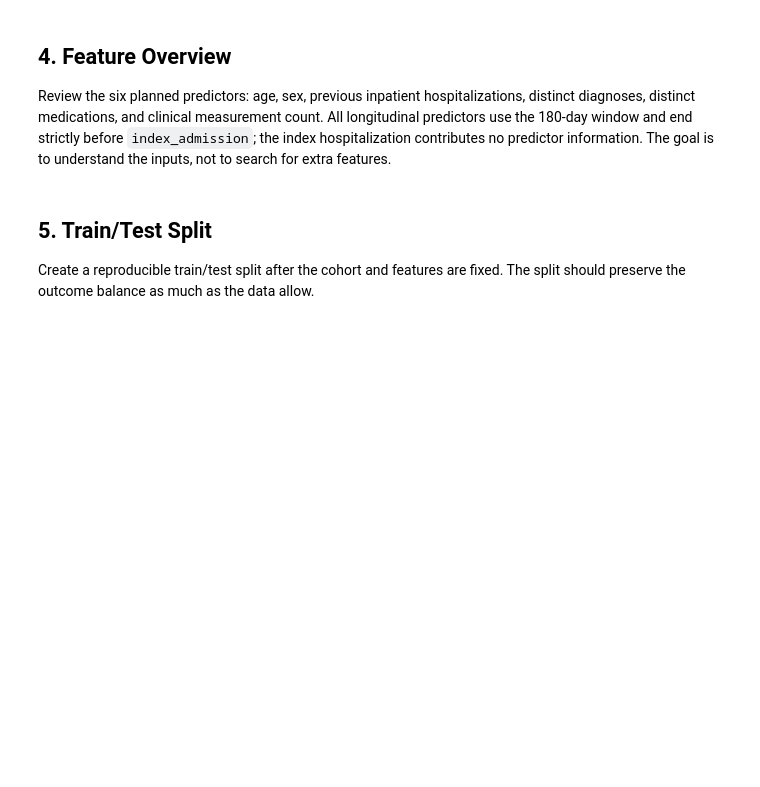
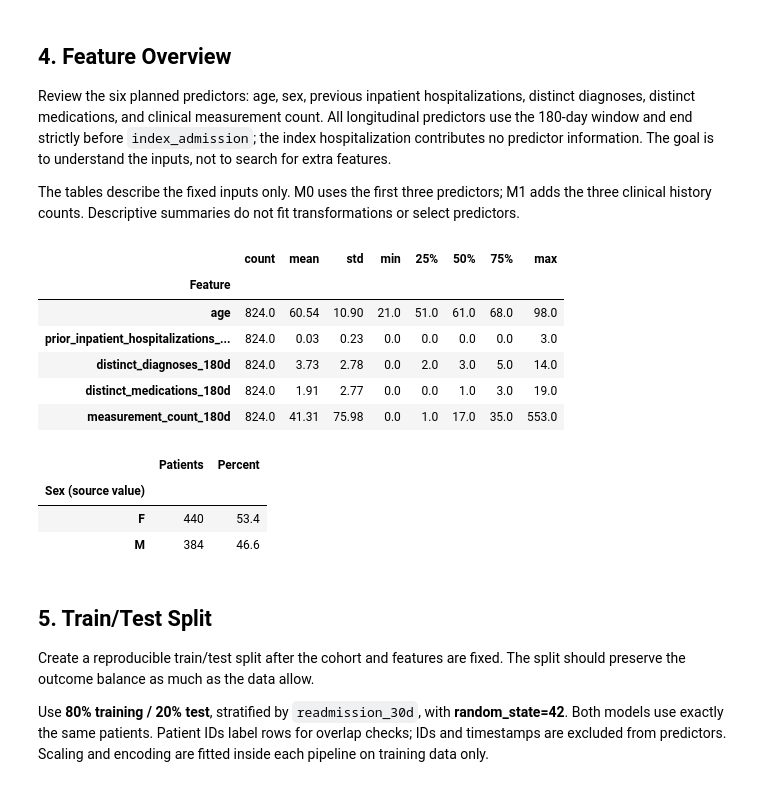
Before and after one commit to luisebh1919/healthcare_data_science_ai_portfolio, a Jupyter notebook: final_project/notebooks/02_readmission_modeling.ipynb, the cells around one changed output. Saved outputs shown, nothing was run; the diff lists cells and outputs as text; code cells hidden in the pictures; blank space fills up the shorter version.

Commit message:
feat(final-project): implement M0 and M1 modeling notebook

```diff
--- a/final_project/notebooks/02_readmission_modeling.ipynb
+++ b/final_project/notebooks/02_readmission_modeling.ipynb
@@ -8,0 +13,22 @@ Load the small set of packages and project paths needed for the analysis. Keep e
+# %%
+from importlib.metadata import version
+from pathlib import Path
+import sys
+
+import duckdb
+import numpy as np
+import pandas as pd
+from IPython.display import display
+from sklearn.compose import ColumnTransformer
+from sklearn.linear_model import LogisticRegression
+from sklearn.metrics import (
+    average_precision_score,
+    brier_score_loss,
+    roc_auc_score,
+)
+from sklearn.model_selection import train_test_split
+from sklearn.pipeline import Pipeline
+from sklearn.preprocessing import OneHotEncoder, StandardScaler
+
+pd.set_option("display.max_columns", 12)
+pd.set_option("display.precision", 4)
@@ -12,0 +86,8 @@ Load the one-row-per-patient analytical dataset after feature and outcome constr
+# %%
+with duckdb.connect(str(DB_PATH), read_only=True) as connection:
+    analytic_df = connection.execute(
+        "SELECT * FROM results.analytic_dataset ORDER BY person_id"
+    ).fetchdf()
+
+print(f"Loaded {len(analytic_df):,} rows and {analytic_df.shape[1]} columns.")
+display(analytic_df.head(3).T.rename_axis("Column"))
@@ -18,7 +165,34 @@ Check the basics before modeling: one row per patient, outcome frequency, requir
 ## 4. Feature Overview
 
 Review the six planned predictors: age, sex, previous inpatient hospitalizations, distinct diagnoses, distinct medications, and clinical measurement count. All longitudinal predictors use the 180-day window and end strictly before `index_admission`; the index hospitalization contributes no predictor information. The goal is to understand the inputs, not to search for extra features.
+
+The tables describe the fixed inputs only. M0 uses the first three predictors; M1 adds the three clinical history counts. Descriptive summaries do not fit transformations or select predictors.
+# %%
+numeric_summary = analytic_df[NUMERIC_FEATURES].describe().T
+numeric_summary.index.name = "Feature"
+display(numeric_summary.round(2))
+
+sex_summary = (
+    analytic_df["sex"].value_counts().sort_index().rename("Patients").to_frame()
+)
+sex_summary["Percent"] = 100 * sex_summary["Patients"] / len(analytic_df)
+sex_summary.index.name = "Sex (source value)"
+display(sex_summary.round(2))
+# %% [output]
+|  | count | mean | std | min | 25% | 50% | 75% | max |
+| Feature |  |  |  |  |  |  |  |  |
+| age | 824.0 | 60.54 | 10.90 | 21.0 | 51.0 | 61.0 | 68.0 | 98.0 |
+| prior_inpatient_hospitalizations_... | 824.0 | 0.03 | 0.23 | 0.0 | 0.0 | 0.0 | 0.0 | 3.0 |
+| distinct_diagnoses_180d | 824.0 | 3.73 | 2.78 | 0.0 | 2.0 | 3.0 | 5.0 | 14.0 |
+| distinct_medications_180d | 824.0 | 1.91 | 2.77 | 0.0 | 0.0 | 1.0 | 3.0 | 19.0 |
+| measurement_count_180d | 824.0 | 41.31 | 75.98 | 0.0 | 1.0 | 17.0 | 35.0 | 553.0 |
+|  | Patients | Percent |
+| Sex (source value) |  |  |
+| F | 440 | 53.4 |
+| M | 384 | 46.6 |
 # %% [markdown]
 ## 5. Train/Test Split
 
 Create a reproducible train/test split after the cohort and features are fixed. The split should preserve the outcome balance as much as the data allow.
+
+Use **80% training / 20% test**, stratified by `readmission_30d`, with **random_state=42**. Both models use exactly the same patients. Patient IDs label rows for overlap checks; IDs and timestamps are excluded from predictors. Scaling and encoding are fitted inside each pipeline on training data only.
```
Also changed, not shown: parts of 20 cells of this notebook, 3 other files.
